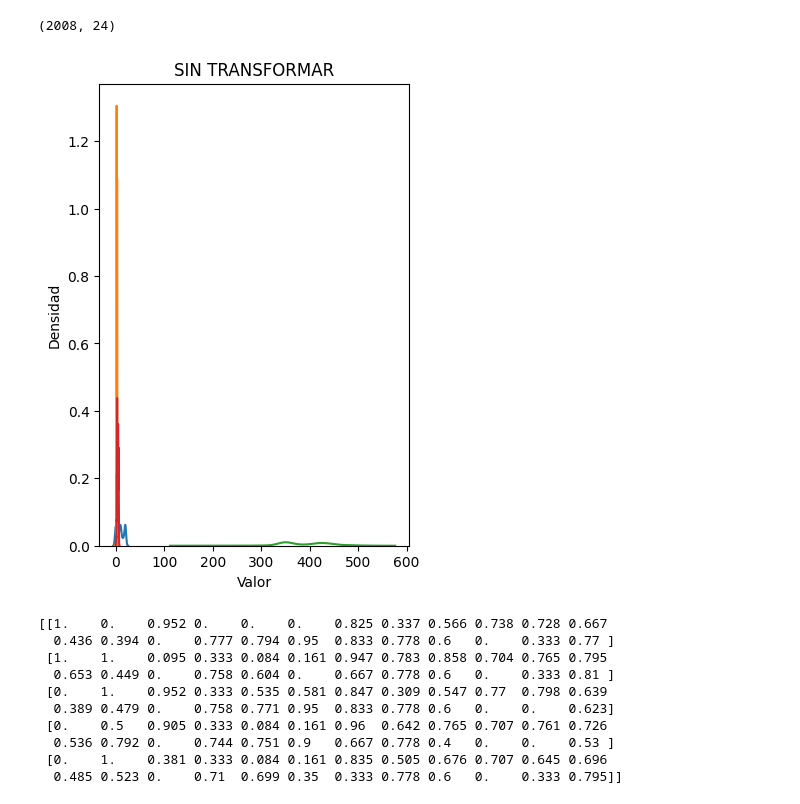
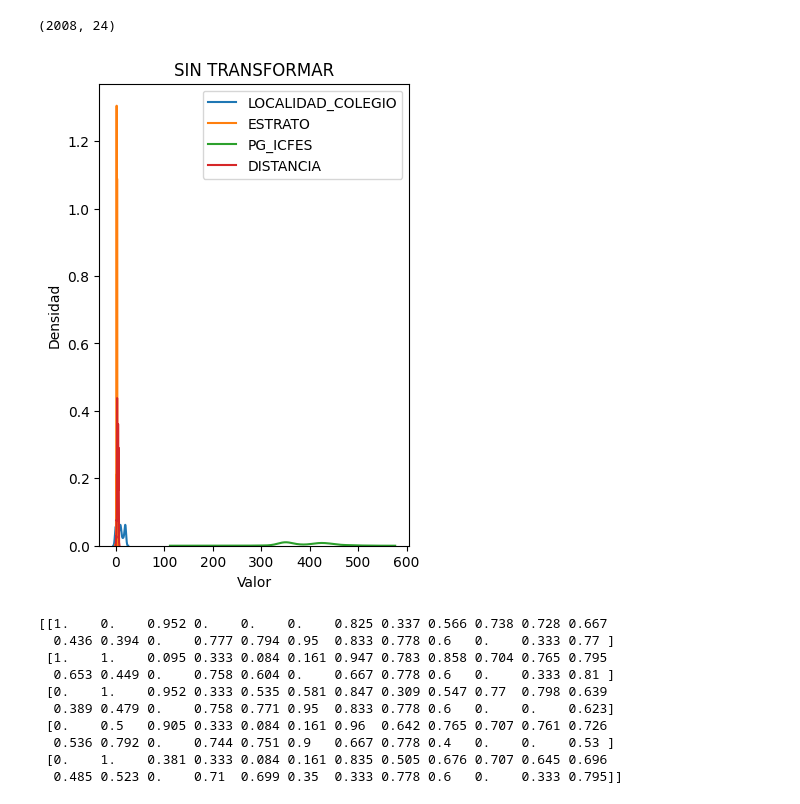
Before and after one commit to CamiloeSotoS/UNIVERSIDAD-DISTRITAL-PROYECTO, a Jupyter notebook: MÓDULO ANALÍTICA DIAGNÓSTICA/MÓDULO_ANALITICA_TRANSFORMACIONES_DEF.ipynb, the cells around one changed output. Drawn from its saved outputs; the diff is of its cells as text; code cells hidden in the pictures.

```diff
--- a/MÓDULO ANALÍTICA DIAGNÓSTICA/MÓDULO_ANALITICA_TRANSFORMACIONES_DEF.ipynb
+++ b/MÓDULO ANALÍTICA DIAGNÓSTICA/MÓDULO_ANALITICA_TRANSFORMACIONES_DEF.ipynb
@@ -131,20 +131,21 @@ X_T_JOHNSON1 = X.copy(deep=True)
 # %%
 columnas_seleccionadas = diccionario_seleccion.get('columnas', [])
 
 if columnas_seleccionadas:
     X = X1[columnas_seleccionadas]
 else:
     X = X1
 
 fig1, ax = plt.subplots(figsize=(4, 6))
 for columna in X.columns:
     sns.kdeplot(X[columna], ax=ax, label=columna)
 ax.set_title('SIN TRANSFORMAR')
 ax.set_xlabel('Valor')
 ax.set_ylabel('Densidad')
+ax.legend()
 plt.show()
 # %% [output]
-[figure, old version]
+[figure, new version]
 # %%
 def reescalar_datos(X):
     transformador = MinMaxScaler(feature_range=(0, 1)).fit(X)
```
Also changed, not shown: parts of 7 cells of this notebook, 33 other files.
